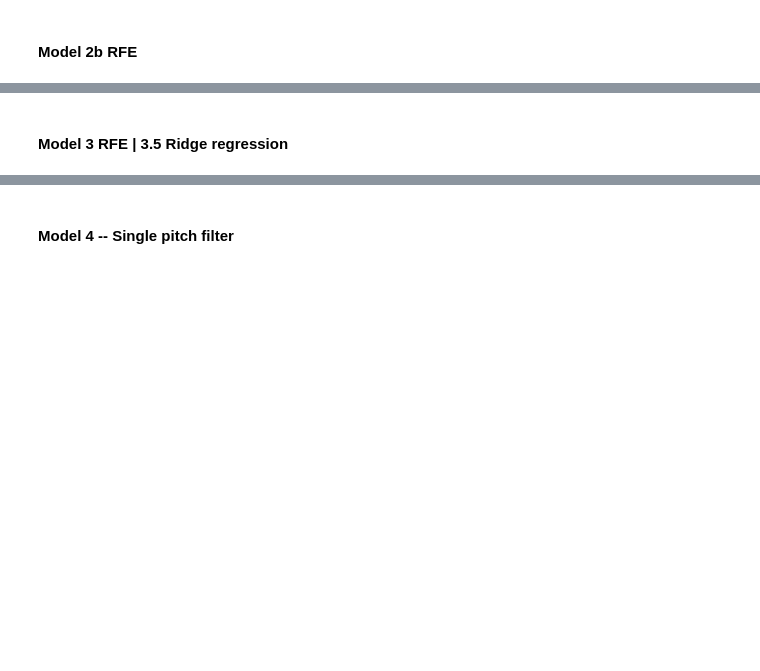
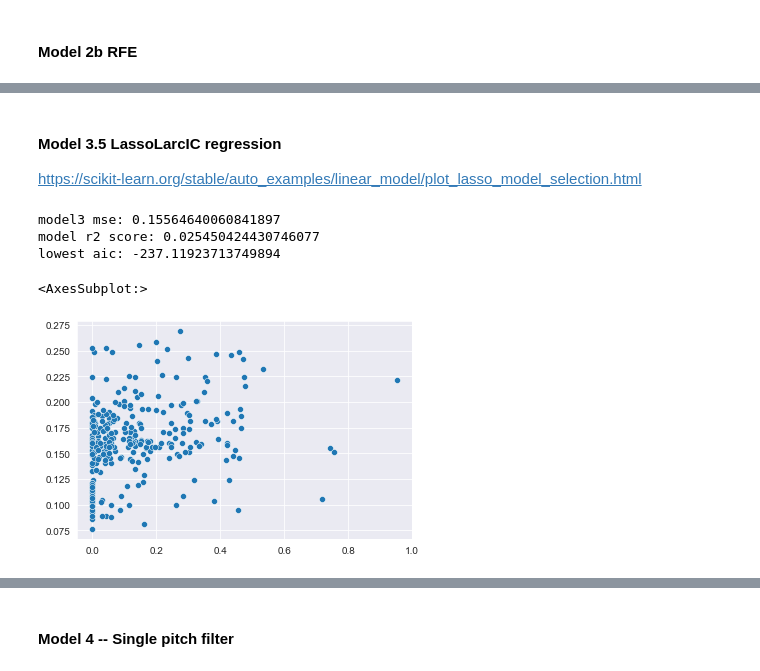
Before and after one commit to trpubz/DBacksAnalysis, a Jupyter notebook: 3Data Prep_Modeling/Data_Reg.ipynb, the cells around one changed output, grey strips where cells are left out. Cells and saved outputs as stored; diff of their text form; code cells hidden in the pictures; blank space fills up the shorter version.

Commit message:
finalized regression; conducted FF grouping. TODO group by other pitches.

```diff
--- a/3Data Prep_Modeling/Data_Reg.ipynb
+++ b/3Data Prep_Modeling/Data_Reg.ipynb
@@ -326,11 +387,14 @@ sns.lineplot(data=scores, x='features', y='scores')
 # %% [markdown]
 #### Model 2b RFE
 # %%
-scores = pd.DataFrame(columns=['test scores', 'train scores','num features'])
+from sklearn.feature_selection import RFE
+from sklearn.linear_model import LinearRegression, LassoLarsIC
 
-model2b = linear_model.LinearRegression()
+scores = pd.DataFrame(columns=['test scores', 'train scores', 'num features'])
 
-for k in range(1, 33):
+model2b = LinearRegression()
+
+for k in range(1, 30):
     # rfe = RFE(model, k)
 
     rfe = RFE(estimator=model2b, n_features_to_select=k)
@@ -347,5 +411,16 @@ for k in range(1, 33):
 
     print("Num Features: %d" % fit.n_features_)
     print("Selected Features: %s" % final_features.columns)
-    print("Test Score: %2.2f" % test_score)
+    print("Test Score: %2.3f" % test_score)
     print("----------")
+
+mod2b_feats = ['pitch_type_SI', 'zone_12', 'zone_13', 'zone_14']
+y_pred_mod2b = model2b.fit(X_train[mod2b_feats], y_train_trx).predict(X_test[mod2b_feats])
+
+m2b_mse = mean_squared_error(y_test_trx, y_pred_mod2b, squared=False)
+print(f"model3 mse: {m2b_mse}")
+
+m2b_r2 = r2_score(y_test_trx, y_pred_mod2b)
+print(f"model r2 score: {m2b_r2}")
+
+print(f"aic: {sm.OLS(endog=y_train_trx, exog=X_train[mod2b_feats]).fit().aic}")
@@ -355,21 +451,37 @@ sns.lineplot(data=scores)
-# %% [markdown]
-#### Model 3 RFE | 3.5 Ridge regression
+# %% [markdown]
+#### Model 3.5 LassoLarcIC regression
+https://scikit-learn.org/stable/auto_examples/linear_model/plot_lasso_model_selection.html
 # %%
-from sklearn.linear_model import Ridge, LinearRegression
+from sklearn.linear_model import LassoLarsIC
+from sklearn.pipeline import make_pipeline
 
-model = Ridge()
 
-model3_feats = ['const', 'release_speed', 'release_spin_rate', 'spin_axis', 'pfx_v', 'pitch_type_CH', 'pitch_type_CS', 'pitch_type_CU', 'pitch_type_FC', 'pitch_type_FF', 'pitch_type_FS', 'pitch_type_KC', 'pitch_type_SI', 'pitch_type_SL', 'zone_1', 'zone_2', 'zone_3', 'zone_4', 'zone_5', 'zone_6', 'zone_7', 'zone_8', 'zone_9', 'zone_11', 'zone_12', 'zone_13', 'zone_14', 'p_throws_R']
+model3_feats = ['const', 'release_speed', 'release_spin_rate', 'pfx_v', 'pitch_type_CH', 'pitch_type_CS', 'pitch_type_CU', 'pitch_type_FC', 'pitch_type_FF', 'pitch_type_FS', 'pitch_type_KC', 'pitch_type_SI', 'pitch_type_SL', 'zone_1', 'zone_2', 'zone_3', 'zone_4', 'zone_5', 'zone_6', 'zone_7', 'zone_8', 'zone_9', 'zone_11', 'zone_12', 'zone_13', 'zone_14', 'p_throws_R']
 
-model3 = Ridge().fit(X=X_train[['spin_axis', 'pitch_type_CU', 'pitch_type_FF', 'pitch_type_FS',
-                              'zone_9']], y=y_train_trx)
-y_pred_mod3 = model3.predict(X_test[['spin_axis', 'pitch_type_CU', 'pitch_type_FF', 'pitch_type_FS',
-                        'zone_9']])
+lasso_lars_ic = make_pipeline(LassoLarsIC(criterion="aic", normalize=False)).fit(X_train[model3_feats], y=y_train_trx)
+
+y_pred_mod3 = lasso_lars_ic.predict(X_test[model3_feats])
+
+results = pd.DataFrame(
+    {
+        "alphas": lasso_lars_ic[-1].alphas_,
+        "AIC criterion": lasso_lars_ic[-1].criterion_,
+    }
+).set_index("alphas")
+alpha_aic = lasso_lars_ic[-1].alpha_
 
 m3_mse = mean_squared_error(y_test_trx, y_pred_mod3, squared=False)
 print(f"model3 mse: {m3_mse}")
 
 m3_r2 = r2_score(y_test_trx, y_pred_mod3)
 print(f"model r2 score: {m3_r2}")
 
+print(f"lowest aic: {lasso_lars_ic[-1].criterion_.min()}")
+
 sns.scatterplot(y_test_trx, y_pred_mod3)
+# %% [output]
+model3 mse: 0.15564640060841897
+model r2 score: 0.025450424430746077
+lowest aic: -237.11923713749894
+<AxesSubplot:>
+[figure, added]
```
Also changed, not shown: parts of 15 cells of this notebook, 1 other file.
